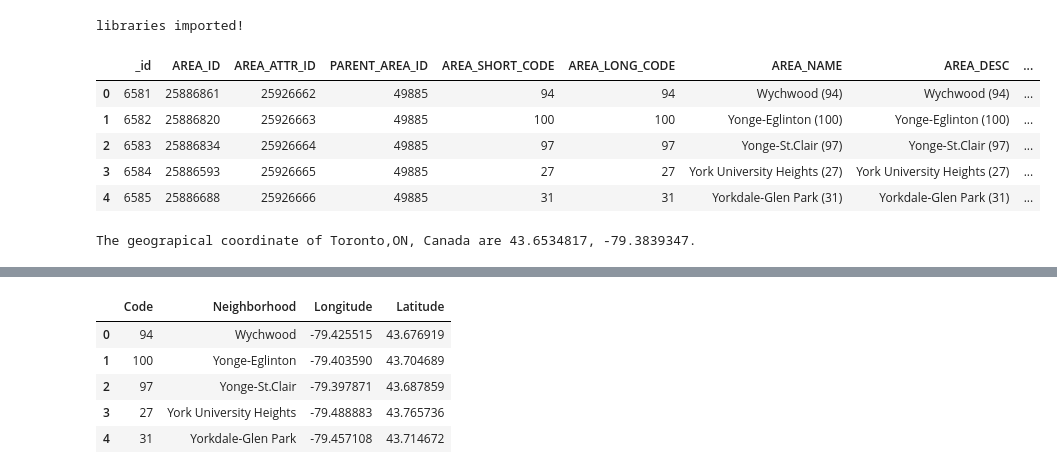
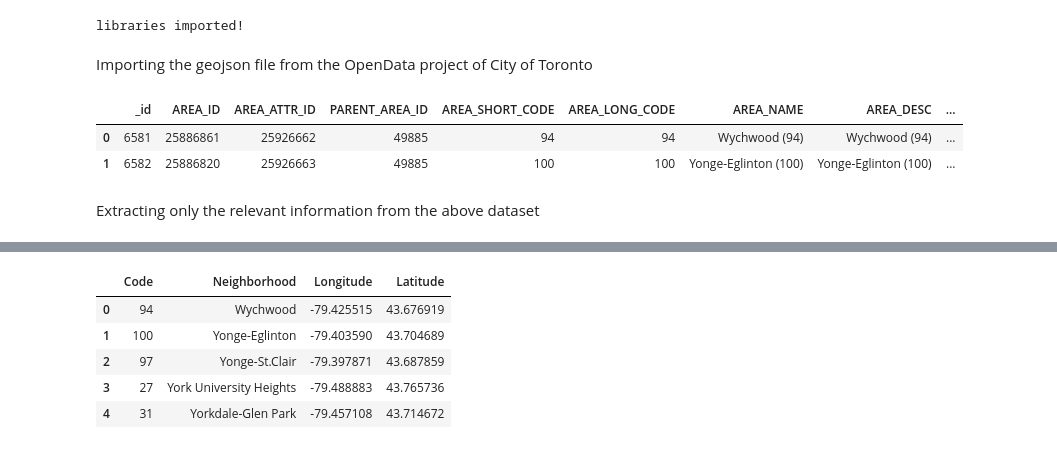
Before and after one commit to agprasanna/Coursera_Capstone, a Jupyter notebook: Opening_an_Indian_Restaurant_in_Toronto.ipynb, the cells around one changed output, grey strips where cells are left out. Cells and saved outputs as stored; diff of their text form; code cells hidden in the pictures.

```diff
--- a/Opening_an_Indian_Restaurant_in_Toronto.ipynb
+++ b/Opening_an_Indian_Restaurant_in_Toronto.ipynb
@@ -51,15 +33,16 @@ from sklearn.cluster import KMeans
 print("libraries imported!")
 # %% [output]
 libraries imported!
+# %% [markdown]
+Importing the geojson file from the OpenData project of City of  Toronto
 # %%
 Toronto_geojson_url= "https://ckan0.cf.opendata.inter.prod-toronto.ca/download_resource/a083c865-6d60-4d1d-b6c6-b0c8a85f9c15?format=geojson&projection=4326"
 
-Toronto_Geojson = gpd.read_file(Trnto_geo_url)
-Toronto_Geojson.head()
+Toronto_Geojson = gpd.read_file(Toronto_geojson_url)
+Toronto_Geojson.head(2)
 # %% [output]
 |  | _id | AREA_ID | AREA_ATTR_ID | PARENT_AREA_ID | AREA_SHORT_CODE | AREA_LONG_CODE | AREA_NAME | AREA_DESC | ... |
 | 0 | 6581 | 25886861 | 25926662 | 49885 | 94 | 94 | Wychwood (94) | Wychwood (94) | ... |
 | 1 | 6582 | 25886820 | 25926663 | 49885 | 100 | 100 | Yonge-Eglinton (100) | Yonge-Eglinton (100) | ... |
-| 2 | 6583 | 25886834 | 25926664 | 49885 | 97 | 97 | Yonge-St.Clair (97) | Yonge-St.Clair (97) | ... |
-| 3 | 6584 | 25886593 | 25926665 | 49885 | 27 | 27 | York University Heights (27) | York University Heights (27) | ... |
-| 4 | 6585 | 25886688 | 25926666 | 49885 | 31 | 31 | Yorkdale-Glen Park (31) | Yorkdale-Glen Park (31) | ... |
+# %% [markdown]
+Extracting only the relevant information from the above dataset
@@ -66,11 +52,14 @@ Toronto_Geojson.head()
 # %%
 # Determining the centre for the map
-address = 'Toronto,ON, Canada'
+
+# Assigning centroids to map using the center point of the geojson data
+#latitude= Toronto_Geojson.centroid.x.mean()
+#longitude=Toronto_Geojson.centroid.y.mean()
+
+address = 'Casa Loma, Ontario, Canada'
 
 geolocator = Nominatim(user_agent="Toronto_map")
 location = geolocator.geocode(address)
 latitude = location.latitude
 longitude = location.longitude
-print('The geograpical coordinate of {} are {}, {}.'.format(address, latitude, longitude))
+#print('The geograpical coordinate of {} are {}, {}.'.format(address, latitude, longitude))
-# %% [output]
-The geograpical coordinate of Toronto,ON, Canada are 43.6534817, -79.3839347.
```
Also changed, not shown: parts of 5 cells of this notebook.
